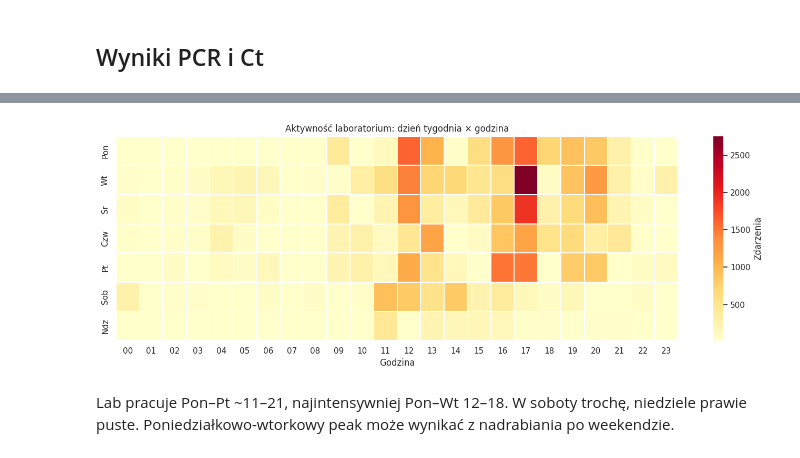
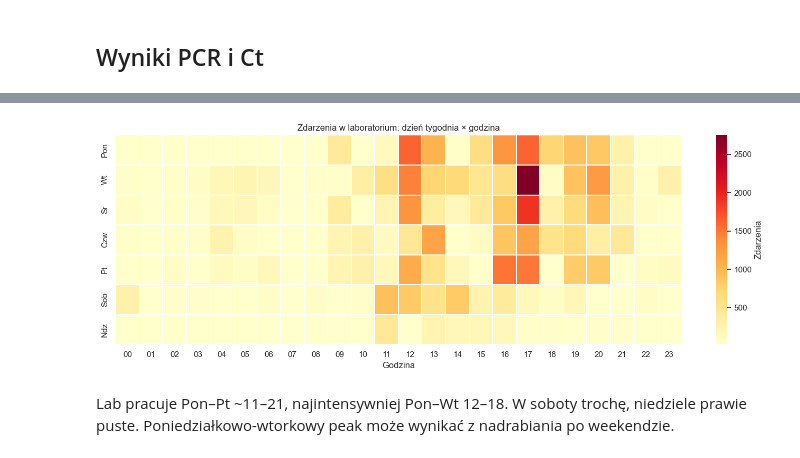
Before and after one commit to Mateoswiatek/DataMining2026PCALabData, a Jupyter notebook: notebooks/01_m1_eda.ipynb, the cells around one changed output, grey strips where cells are left out. Cells and saved outputs as stored; diff of their text form; code cells hidden in the pictures.

```diff
--- a/notebooks/01_m1_eda.ipynb
+++ b/notebooks/01_m1_eda.ipynb
@@ -496,24 +502,24 @@ Ct: min=9.3, max=44.4, średnia=26.1, mediana=26.6
 # %%
 df_start = df_events[df_events['lifecycle'] == 'start'].copy()
 df_start['hour'] = df_start['timestamp'].dt.hour
 df_start['dayofweek'] = df_start['timestamp'].dt.dayofweek
 
 heat_data = df_start.groupby(['dayofweek', 'hour']).size().unstack(fill_value=0)
 day_names = ['Pon', 'Wt', 'Sr', 'Czw', 'Pt', 'Sob', 'Ndz']
 
 fig, ax = plt.subplots(figsize=(14, 5))
 sns.heatmap(heat_data, ax=ax, cmap='YlOrRd', linewidths=0.3,
             xticklabels=[f'{h:02d}' for h in range(24)],
             yticklabels=day_names,
             cbar_kws={'label': 'Zdarzenia'})
 ax.set_xlabel('Godzina')
 ax.set_ylabel('')
-ax.set_title('Aktywność laboratorium: dzień tygodnia × godzina')
+ax.set_title('Zdarzenia w laboratorium: dzień tygodnia × godzina')
 plt.tight_layout()
 plt.savefig(RESULTS_DIR / 'fig_heatmap_activity.png', dpi=150, bbox_inches='tight')
 plt.show()
 # %% [output]
-[figure, old version]
+[figure, new version]
 # %% [markdown]
 Lab pracuje Pon–Pt ~11–21, najintensywniej Pon–Wt 12–18. W soboty trochę, niedziele prawie puste. Poniedziałkowo-wtorkowy peak może wynikać z nadrabiania po weekendzie.
 # %% [markdown]
```
Also changed, not shown: parts of 28 cells of this notebook, 22 other files.
